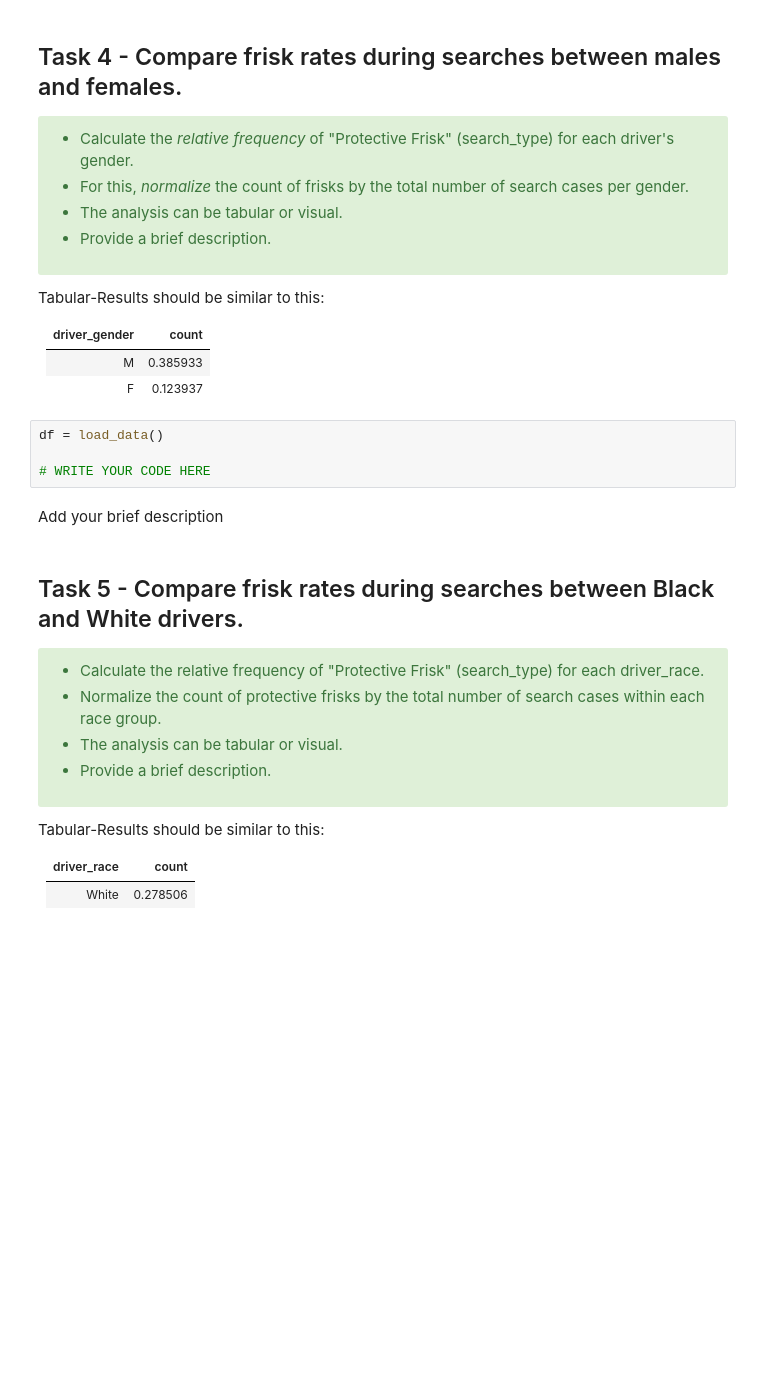
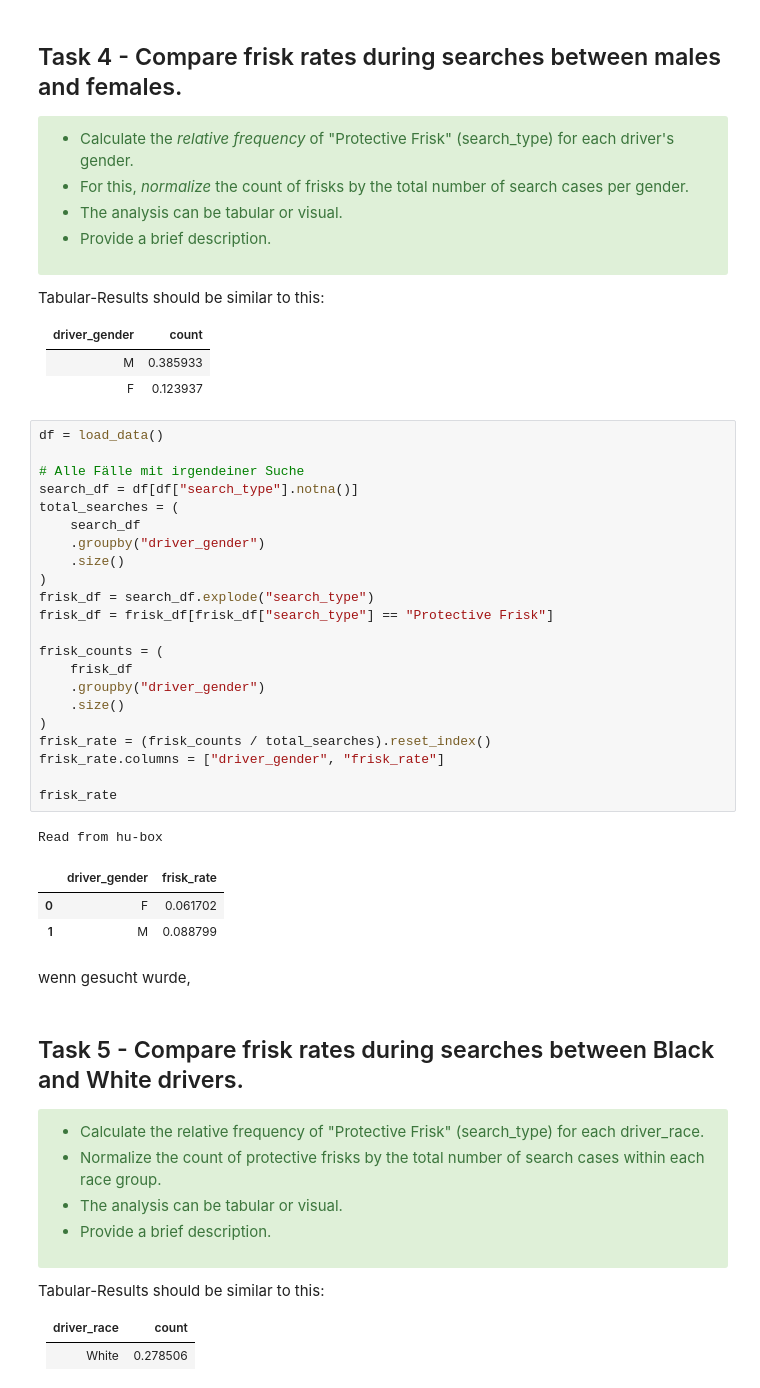
Before and after one commit to Marionese/python_ds_excercises, a Jupyter notebook: primer_exercise3/primers/part1/exercise3_primer.ipynb, the cells around one changed output. Cells and saved outputs as stored; diff of their text form; blank space fills up the shorter version.

```diff
--- a/primer_exercise3/primers/part1/exercise3_primer.ipynb
+++ b/primer_exercise3/primers/part1/exercise3_primer.ipynb
@@ -335,9 +335,32 @@ Tabular-Results should be similar to this:
 # %%
 df = load_data()
 
-# WRITE YOUR CODE HERE
+# Alle Fälle mit irgendeiner Suche
+search_df = df[df["search_type"].notna()]
+total_searches = (
+    search_df
+    .groupby("driver_gender")
+    .size()
+)
+frisk_df = search_df.explode("search_type")
+frisk_df = frisk_df[frisk_df["search_type"] == "Protective Frisk"]
+
+frisk_counts = (
+    frisk_df
+    .groupby("driver_gender")
+    .size()
+)
+frisk_rate = (frisk_counts / total_searches).reset_index()
+frisk_rate.columns = ["driver_gender", "frisk_rate"]
+
+frisk_rate
+# %% [output]
+Read from hu-box
+|  | driver_gender | frisk_rate |
+| 0 | F | 0.061702 |
+| 1 | M | 0.088799 |
 # %% [markdown]
-Add your brief description
+wenn gesucht wurde,
 # %% [markdown]
 ## Task 5 - Compare frisk rates during searches between Black and White drivers.
 
```
